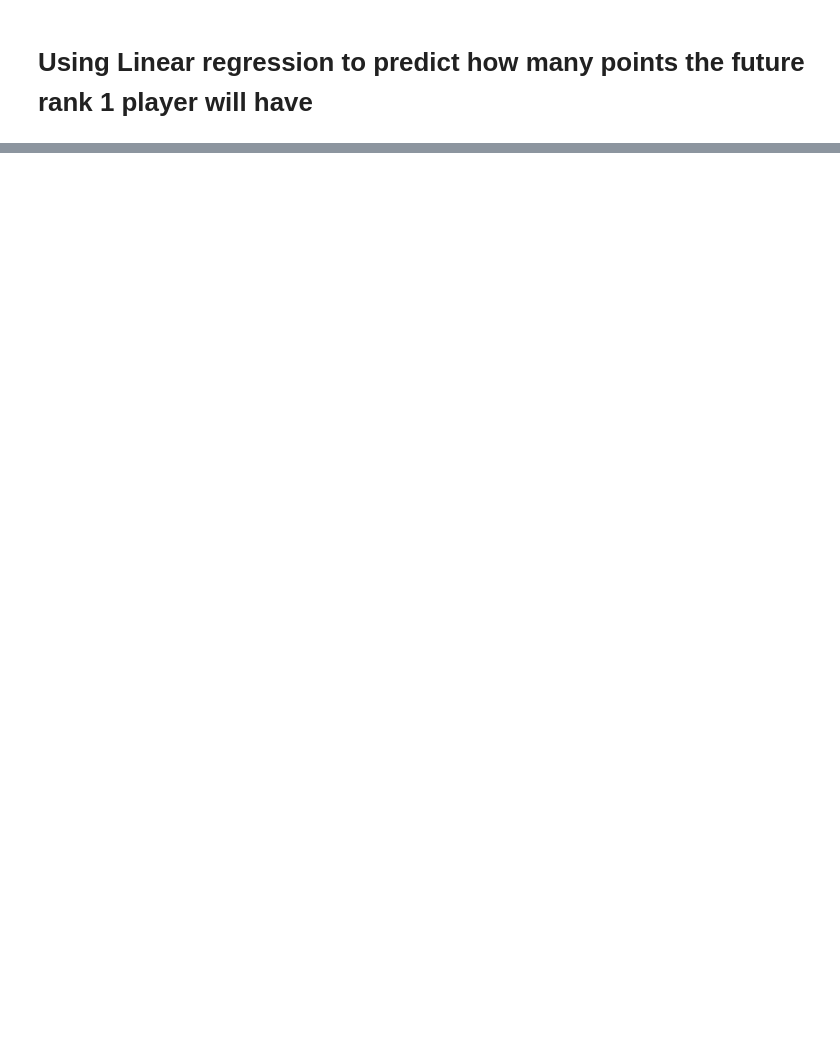
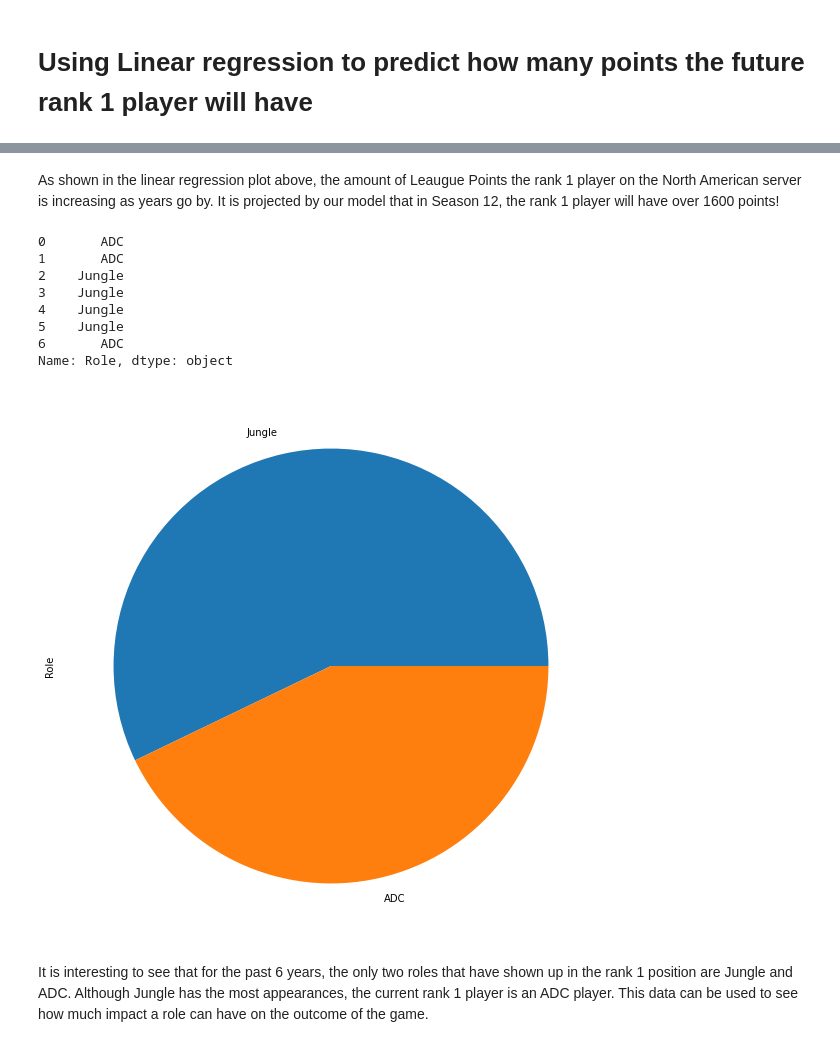
Before and after one commit to jaeeee/LeagueData, a Jupyter notebook: prediction.ipynb, the cells around one changed output, grey strips where cells are left out. Saved outputs shown, nothing was run; the diff lists cells and outputs as text; code cells hidden in the pictures; blank space fills up the shorter version.

```diff
--- a/prediction.ipynb
+++ b/prediction.ipynb
@@ -32,0 +38,24 @@ Exception: Data must be 1-dimensional
+# %% [markdown]
+As shown in the linear regression plot above, the amount of Leaugue Points the rank 1 player on the North American server is increasing as years go by. It is projected by our model that in Season 12, the rank 1 player will have over 1600 points!
+# %%
+x = df[df["Role"] == "ADC"]
+y = df[df["Role"] == "JUNGLE"]
+
+a = df["Role"].value_counts()
+
+a.plot(kind = 'pie', subplots = True, figsize = (10,10))
+
+b = df["Role"]
+print(b)
+# %% [output]
+0       ADC
+1       ADC
+2    Jungle
+3    Jungle
+4    Jungle
+5    Jungle
+6       ADC
+Name: Role, dtype: object
+[figure, added]
+# %% [markdown]
+It is interesting to see that for the past 6 years, the only two roles that have shown up in the rank 1 position are Jungle and ADC. Although Jungle has the most appearances, the current rank 1 player is an ADC player. This data can be used to see how much impact a role can have on the outcome of the game.
```
Also changed, not shown: parts of 5 cells of this notebook.
